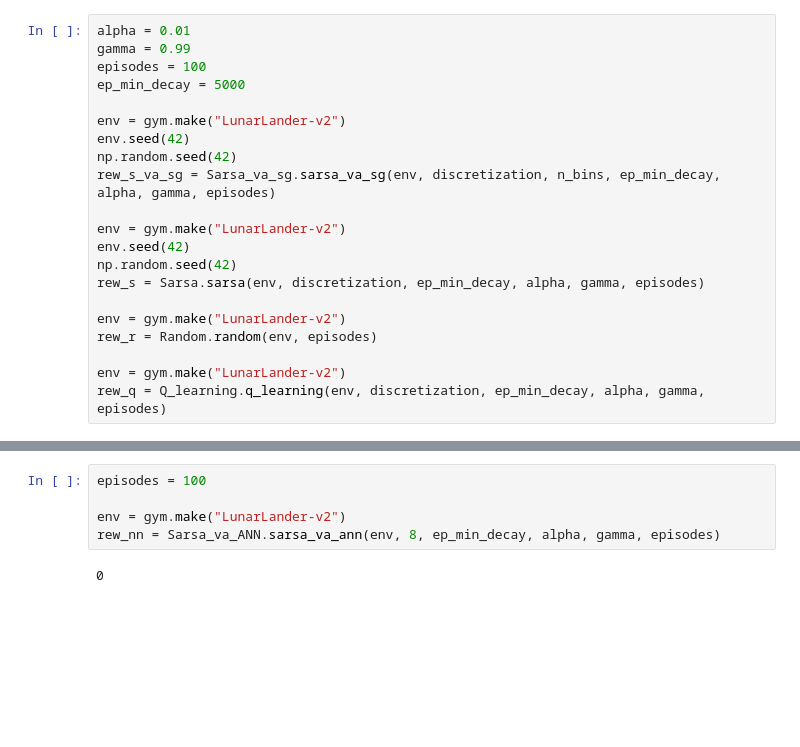
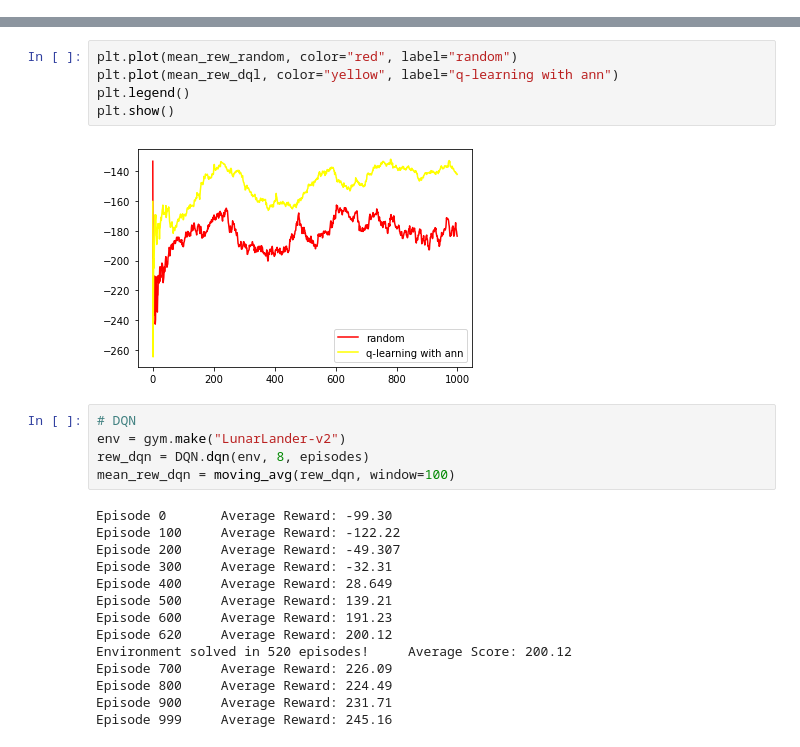
Before and after one commit to GiuliaMP/RL_Project, a Jupyter notebook: Run.ipynb, the cells around one changed output, grey strips where cells are left out. Cells and saved outputs as stored; diff of their text form; blank space fills up the shorter version.

```diff
--- a/Run.ipynb
+++ b/Run.ipynb
@@ -31,21 +28,0 @@ discretization = [x_space, y_space, vx_space, vy_space, theta_space, omega_space
-# %%
-alpha = 0.01
-gamma = 0.99
-episodes = 100
-ep_min_decay = 5000
-
-env = gym.make("LunarLander-v2")
-env.seed(42)
-np.random.seed(42)
-rew_s_va_sg = Sarsa_va_sg.sarsa_va_sg(env, discretization, n_bins, ep_min_decay, alpha, gamma, episodes)
-
-env = gym.make("LunarLander-v2")
-env.seed(42)
-np.random.seed(42)
-rew_s = Sarsa.sarsa(env, discretization, ep_min_decay, alpha, gamma, episodes)
-
-env = gym.make("LunarLander-v2")
-rew_r = Random.random(env, episodes)
-
-env = gym.make("LunarLander-v2")
-rew_q = Q_learning.q_learning(env, discretization, ep_min_decay, alpha, gamma, episodes)
@@ -68,7 +69,26 @@ plt.show()
+# %%
+plt.plot(mean_rew_random, color="red", label="random")
+plt.plot(mean_rew_dql, color="yellow", label="q-learning with ann")
+plt.legend()
+plt.show()
+# %% [output]
+[figure, added]
 # %%
-episodes = 100
-
+# DQN
 env = gym.make("LunarLander-v2")
-rew_nn = Sarsa_va_ANN.sarsa_va_ann(env, 8, ep_min_decay, alpha, gamma, episodes)
+rew_dqn = DQN.dqn(env, 8, episodes)
+mean_rew_dqn = moving_avg(rew_dqn, window=100)
 # %% [output]
-0
+Episode 0       Average Reward: -99.30
+Episode 100     Average Reward: -122.22
+Episode 200     Average Reward: -49.307
+Episode 300     Average Reward: -32.31
+Episode 400     Average Reward: 28.649
+Episode 500     Average Reward: 139.21
+Episode 600     Average Reward: 191.23
+Episode 620     Average Reward: 200.12
+Environment solved in 520 episodes!     Average Score: 200.12
+Episode 700     Average Reward: 226.09
+Episode 800     Average Reward: 224.49
+Episode 900     Average Reward: 231.71
+Episode 999     Average Reward: 245.16
```
Also changed, not shown: parts of 10 cells of this notebook, 5 other files.
